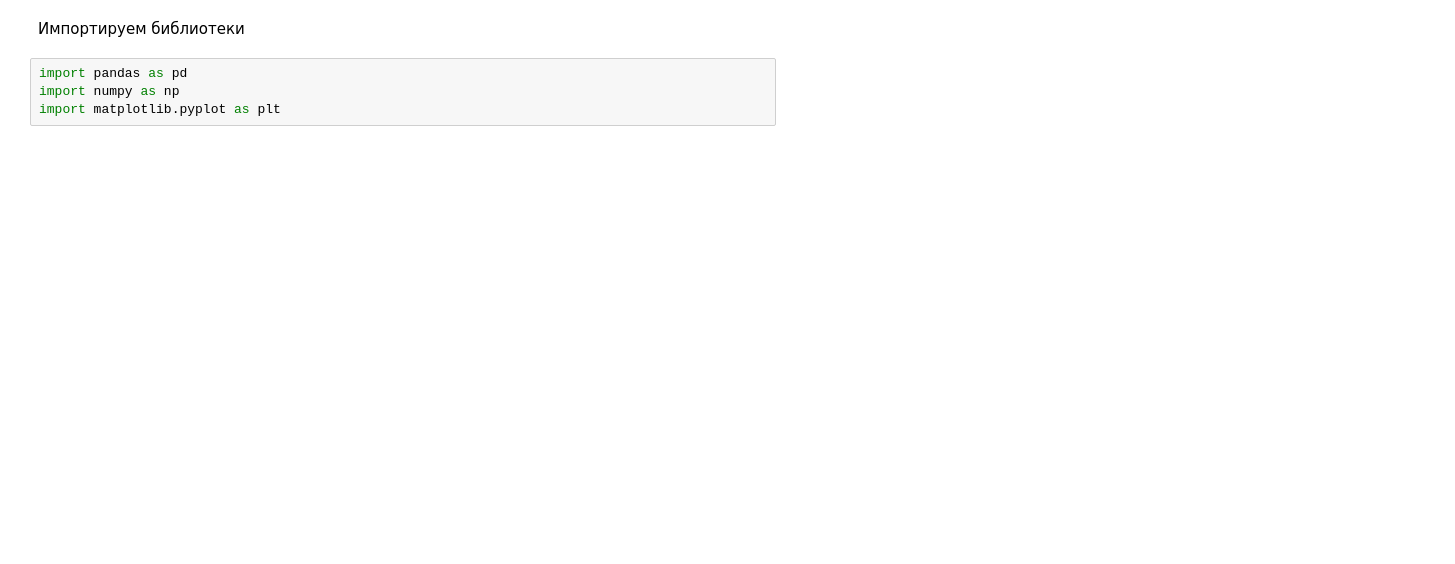
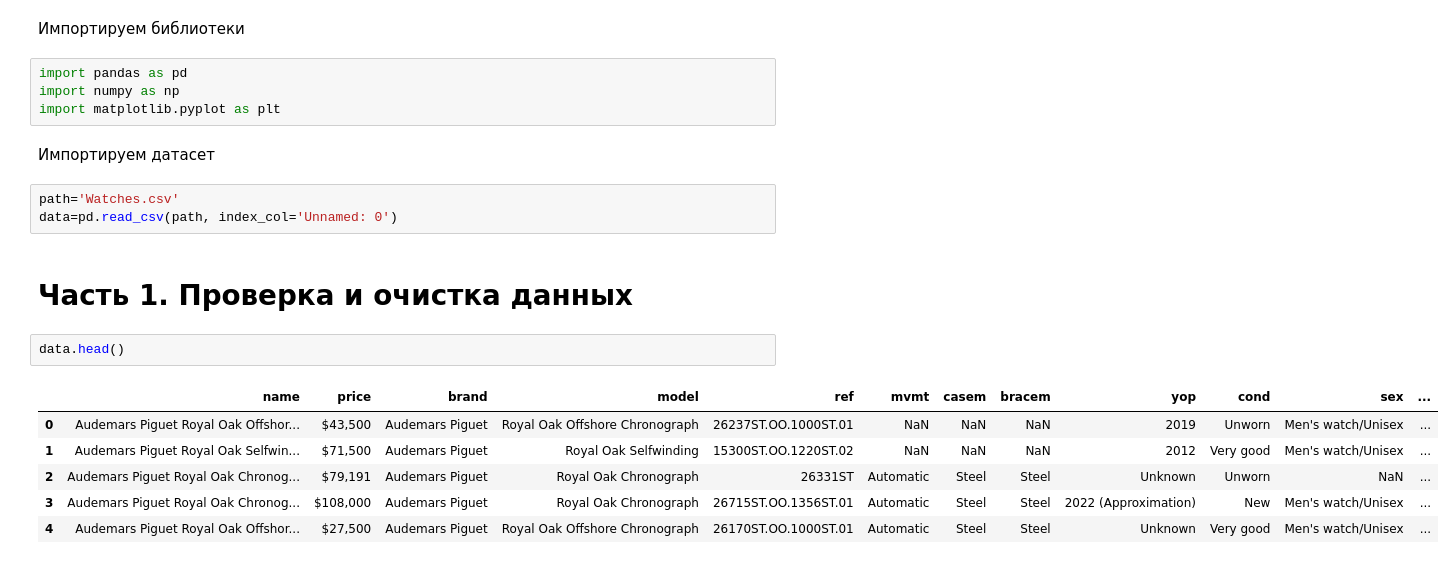
Before and after one commit to aelukin/ML_ITMO, a Jupyter notebook: watch_market_analysis.ipynb, the cells around one changed output. Drawn from its saved outputs; the diff is of its cells as text; blank space fills up the shorter version.

```diff
--- a/watch_market_analysis.ipynb
+++ b/watch_market_analysis.ipynb
@@ -17,3 +18,19 @@ Drive already mounted at /content/gdrive; to attempt to forcibly remount, call d
 import pandas as pd
 import numpy as np
 import matplotlib.pyplot as plt
+# %% [markdown]
+Импортируем датасет
+# %%
+path='Watches.csv'
+data=pd.read_csv(path, index_col='Unnamed: 0')
+# %% [markdown]
+# Часть 1. Проверка и очистка данных
+# %%
+data.head()
+# %% [output]
+|  | name | price | brand | model | ref | mvmt | casem | bracem | yop | cond | sex | ... |
+| 0 | Audemars Piguet Royal Oak Offshor... | $43,500 | Audemars Piguet | Royal Oak Offshore Chronograph | 26237ST.OO.1000ST.01 | NaN | NaN | NaN | 2019 | Unworn | Men's watch/Unisex | ... |
+| 1 | Audemars Piguet Royal Oak Selfwin... | $71,500 | Audemars Piguet | Royal Oak Selfwinding | 15300ST.OO.1220ST.02 | NaN | NaN | NaN | 2012 | Very good | Men's watch/Unisex | ... |
+| 2 | Audemars Piguet Royal Oak Chronog... | $79,191 | Audemars Piguet | Royal Oak Chronograph | 26331ST | Automatic | Steel | Steel | Unknown | Unworn | NaN | ... |
+| 3 | Audemars Piguet Royal Oak Chronog... | $108,000 | Audemars Piguet | Royal Oak Chronograph | 26715ST.OO.1356ST.01 | Automatic | Steel | Steel | 2022 (Approximation) | New | Men's watch/Unisex | ... |
+| 4 | Audemars Piguet Royal Oak Offshor... | $27,500 | Audemars Piguet | Royal Oak Offshore Chronograph | 26170ST.OO.1000ST.01 | Automatic | Steel | Steel | Unknown | Very good | Men's watch/Unisex | ... |
```
Also changed, not shown: parts of 29 cells of this notebook.
